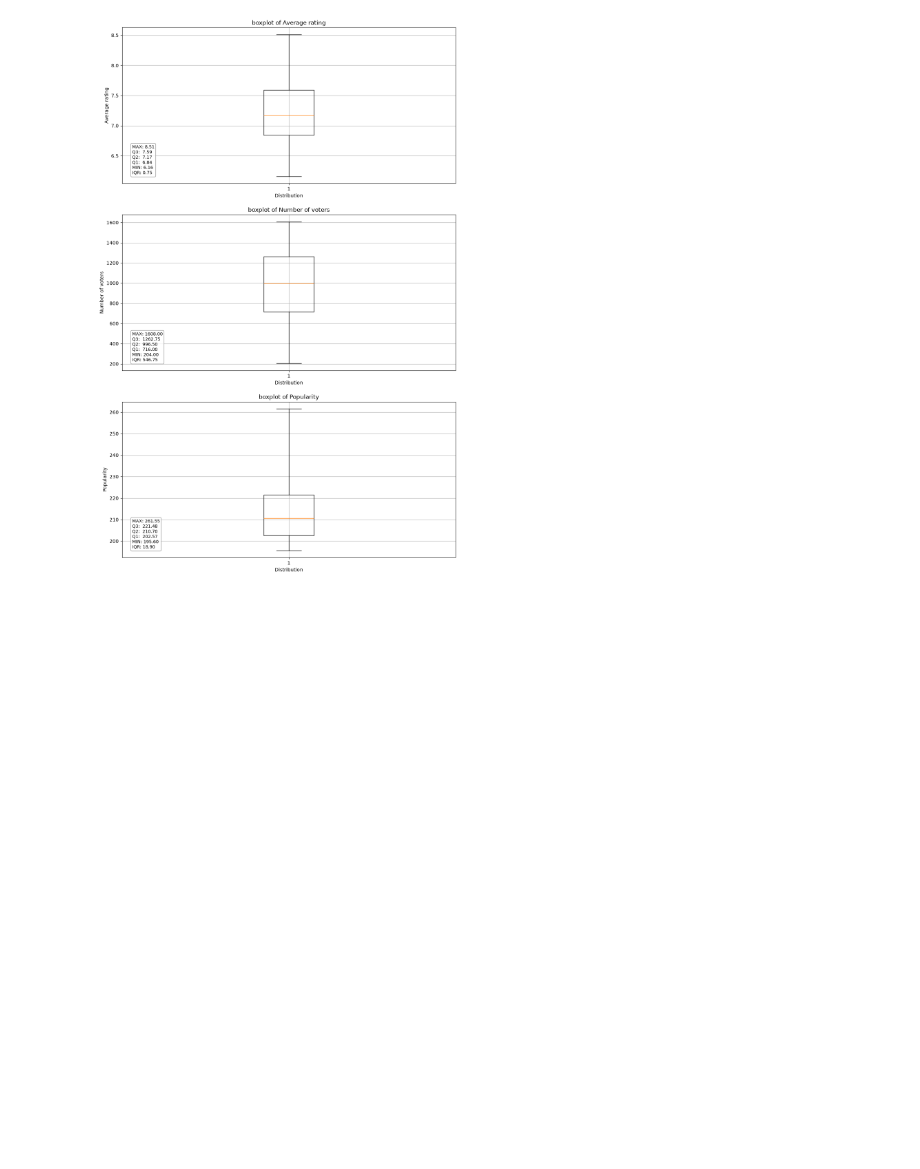
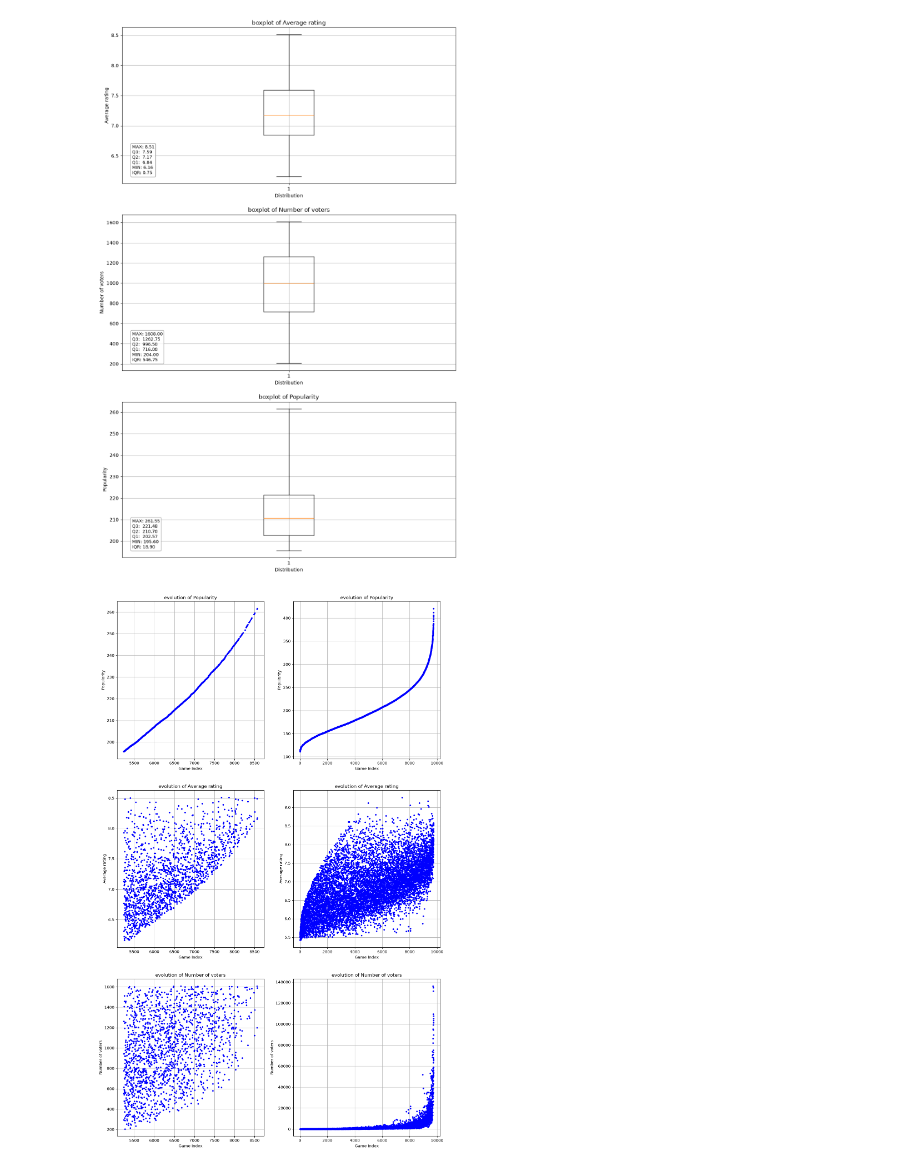
Before and after one commit to Limacha/MTD-ludologie, a Jupyter notebook: src/project.ipynb, the cells around one changed output. Saved outputs shown, nothing was run; the diff lists cells and outputs as text; code cells hidden in the pictures; blank space fills up the shorter version.

```diff
--- a/src/project.ipynb
+++ b/src/project.ipynb
@@ -141,12 +76,15 @@ Wargames               1519  7.15             1519   461.19
 # %%
 #! function to show the evolution of a column by a graph
 
-def evolutionGraph(rowName, dataFrame = cleanDataFrame, graphTitle=None):
+def evolutionGraph(rowName, dataFrame = cleanDataFrame, graphTitle=None, sort=True):
     if graphTitle is None:
         graphTitle = f"evolution of {rowName}"
 
     # take the values of the column sort it and add it to the graph
-    pyplot.plot(dataFrame[rowName].sort_values(ascending=True).reset_index(drop=True), color="b", marker=".", linestyle="none")
+    if(sort) :
+        pyplot.plot(dataFrame[rowName].sort_values(ascending=True).reset_index(drop=True), color="b", marker=".", linestyle="none")
+    else :
+        pyplot.plot(dataFrame[rowName], color="b", marker=".", linestyle="none")
 
     # set the title
     pyplot.title(graphTitle)
@@ -156,5 +94,3 @@ def evolutionGraph(rowName, dataFrame = cleanDataFrame, graphTitle=None):
     pyplot.ylabel(rowName)
     # add a grib to the graph
     pyplot.grid(True)
-    # show the graph
-    pyplot.show()
@@ -531,3 +555,21 @@ boxplot(POPULARITY, dataFrame=popularDataFrame)
 pyplot.show()
 # %% [output]
 [figure]
+# %%
+pyplot.figure(figsize=[15, 25])
+pyplot.subplot(3, 2, 1)
+evolutionGraph(POPULARITY, dataFrame=popularDataFrame, sort=False)
+pyplot.subplot(3, 2, 3)
+evolutionGraph(AVERAGE_RATING, dataFrame=popularDataFrame, sort=False)
+pyplot.subplot(3, 2, 5)
+evolutionGraph(NUMBER_VOTE, dataFrame=popularDataFrame, sort=False)
+
+pyplot.subplot(3, 2, 2)
+evolutionGraph(POPULARITY, dataFrame=cleanDataFrame, sort=False)
+pyplot.subplot(3, 2, 4)
+evolutionGraph(AVERAGE_RATING, dataFrame=cleanDataFrame, sort=False)
+pyplot.subplot(3, 2, 6)
+evolutionGraph(NUMBER_VOTE, dataFrame=cleanDataFrame, sort=False)
+pyplot.show()
+# %% [output]
+[figure, added]
```
Also changed, not shown: parts of 21 cells of this notebook.
